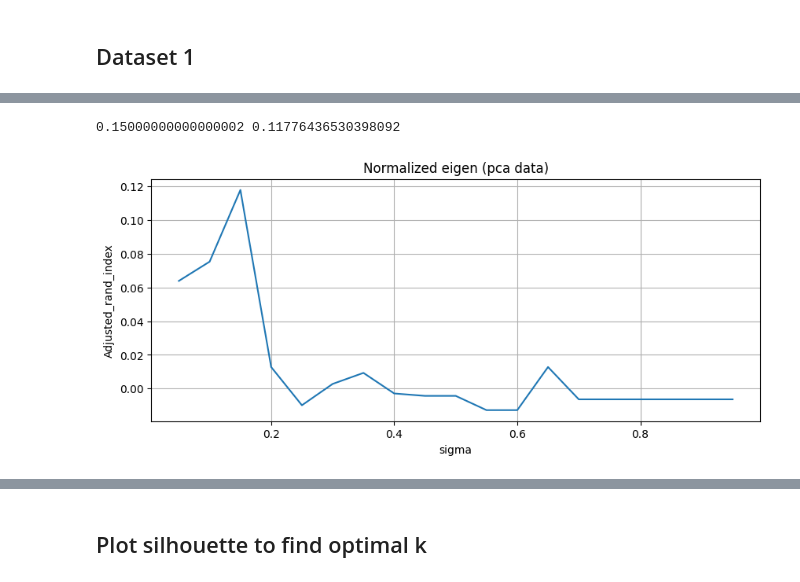
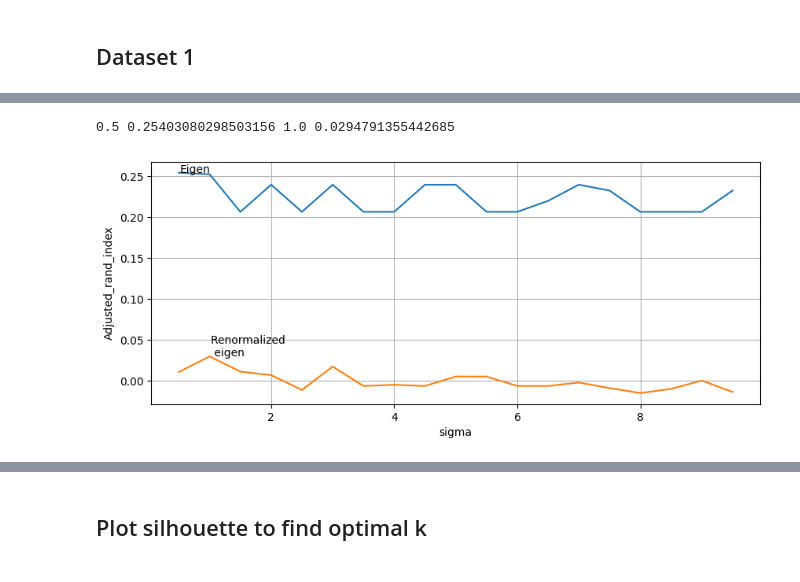
Before and after one commit to clumsyspeedboat/clustering_metaproteins, a Jupyter notebook: sc_NJW.ipynb, the cells around one changed output, grey strips where cells are left out. Cells and saved outputs as stored; diff of their text form; code cells hidden in the pictures.

```diff
--- a/sc_NJW.ipynb
+++ b/sc_NJW.ipynb
@@ -177,4 +177,4 @@ df_pca['class_label'] = ['CD' if 'CD' in index
                          for index, patient in df_pca.iterrows()]
 df_pca['class_label'] = df_pca['class_label'].astype('category').cat.codes
 
-df_pca_control = df_pca[['P1','P2','P3']]
+df_pca_control = df_pca[['P1','P2']]
@@ -215,37 +231,48 @@ plt.show()
 # %%
-## Find optimal sigma
+## Find optimal sigma for optimal rand
 
 sigma_vals = []
-rand_vals = []
+rand_vals1 = []
+rand_vals2 = []
 
-for sigma in np.arange(0,1,0.05):
+for sigma in np.arange(0,10,0.5):
 
     try:
-        X,Y = calculate_eigen_NJW(df_pca_control, 'euclidean', sigma, 3)
-        clustering = KMeans(n_clusters = 3)
-        # df['cluster']  = clustering.fit_predict(U)
-        clustering.fit(Y)
+        X,Y = calculate_eigen_NJW(df_pca_control,'euclidean', sigma, 7)
+
+        clustering1 = KMeans(n_clusters = 7)
+        clustering1.fit(X)
+        clustering2 = KMeans(n_clusters = 7)
+        clustering2.fit(Y)
+
         sigma_vals.append(sigma)
-        rand_vals.append(adjusted_rand_score(df_pca.class_label, clustering.labels_))
+        rand_vals1.append(adjusted_rand_score(df_pca.class_label, clustering1.labels_))
+        rand_vals2.append(adjusted_rand_score(df_pca.class_label, clustering2.labels_))
 
     except:
         pass
 
 
-thisdict = dict(zip(sigma_vals,rand_vals))
-opt_val = max(thisdict, key = (lambda k: thisdict[k]))
+thisdict1 = dict(zip(sigma_vals,rand_vals1))
+opt_val1 = max(thisdict1, key = (lambda k: thisdict1[k]))
 
-print(opt_val, thisdict[opt_val])
+thisdict2 = dict(zip(sigma_vals,rand_vals2))
+opt_val2 = max(thisdict2, key = (lambda k: thisdict2[k]))
+
+print(opt_val1, thisdict1[opt_val1], opt_val2, thisdict2[opt_val2])
 
 rcParams['figure.figsize']= 10,4
-plt.plot(sigma_vals, rand_vals)
+plt.plot(sigma_vals, rand_vals1)
+plt.plot(sigma_vals, rand_vals2)
 plt.xlabel('sigma')
 plt.ylabel('Adjusted_rand_index')
-plt.title('Normalized eigen (pca data)')
+plt.annotate('Eigen', xy = (opt_val1 + 0.02, thisdict1[opt_val1]))
+plt.annotate('Renormalized \n eigen', xy = (opt_val2 + 0.02, thisdict2[opt_val2]))
+# plt.title('Normalized eigen (pca data)')
 plt.grid()
 plt.show()
 # %% [output]
-0.15000000000000002 0.11776436530398092
+0.5 0.25403080298503156 1.0 0.0294791355442685
-[figure, old version]
+[figure, new version]
 # %%
 # Normalized Eigen values and vectors
```
Also changed, not shown: parts of 5 cells of this notebook.
